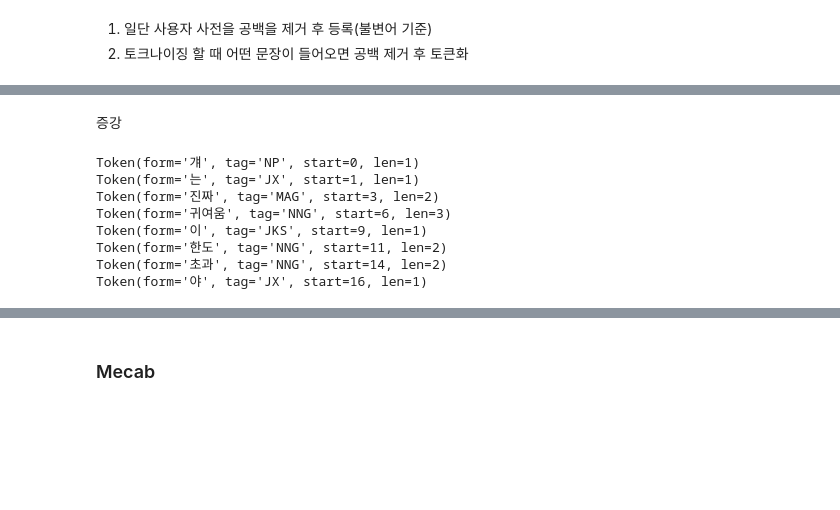
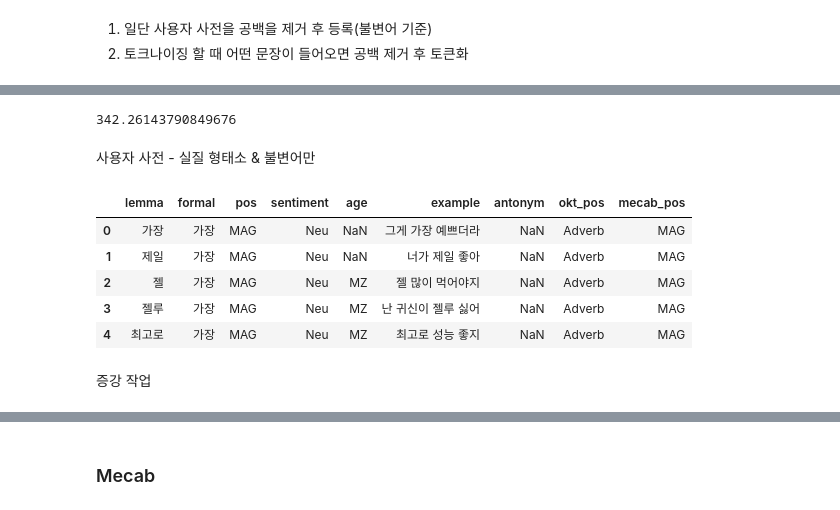
Before and after one commit to textnetkr/MemeProject, a Jupyter notebook: src/pytorch/augmentation/userdict.ipynb, the cells around one changed output, grey strips where cells are left out. Cells and saved outputs as stored; diff of their text form; code cells hidden in the pictures; blank space fills up the shorter version.

```diff
--- a/src/pytorch/augmentation/userdict.ipynb
+++ b/src/pytorch/augmentation/userdict.ipynb
@@ -48,0 +36,14 @@ df.reset_index(drop=True, inplace=True)
+# %%
+# 불필요 제거
+df.drop(['Unnamed: 0'], axis=1, inplace=True)
+df = df.iloc[1:]
+
+# 정렬
+df.sort_values(['g_num', 'u_num'], ascending=True, inplace=True)
+df.reset_index(drop=True, inplace=True)
+
+# int→str
+df = df.astype({'g_num':'str', 'u_num':'str', 'label':'str'})
+df['g_num'] = df.g_num.apply(lambda x: x.replace('.0', ''))
+df['u_num'] = df.u_num.apply(lambda x: x.replace('.0', ''))
+df['label'] = df.label.apply(lambda x: x.replace('.0', ''))
@@ -383,0 +376,15 @@ kiwi.tokenize('로우웨스트진 너무 이쁜거 같지 않니?')
+# %%
+count = {i[1]['label']: 0 for i in df.iterrows()}
+for i in df.iterrows():
+  count[i[1]['label']] += 1
+sorted_dict = dict(sorted(count.items(), key = lambda item: item[1], reverse = True))
+# %%
+"""평균 342인데 확인해보니 건수가 기하급수적으로 늘어나서 너프하게 100 미만 살리기
+65     7301
+71     3655
+29     2970
+146    2856
+4      2843"""
+print(sum([i[1] for i in sorted_dict.items()]) / len(sorted_dict))
+# %% [output]
+342.26143790849676
@@ -384,2 +400,19 @@ kiwi.tokenize('로우웨스트진 너무 이쁜거 같지 않니?')
+# %% [markdown]
+사용자 사전 - 실질 형태소 & 불변어만
+# %%
+morpheme = ['NNG', 'NNP', 'NNB', 'NR', 'NP', 'MM', 'MAG', 'MAJ', 'IC']
+# morpheme = ['NNG', 'NNP', 'NNB', 'NR', 'NP', 'VV-R', 'VV-I', 'VA-R', 'VA-I', 'VX-R', 'VX-I', 'MM', 'MAG', 'MAJ', 'IC', 'XPN', 'XR']
+# %%
+user_dict = [[i[1]['lemma'], i[1]['formal'], i[1]['pos'], i[1]['sentiment'], i[1]['age'], i[1]['example'], i[1]['antonym'], i[1]['okt_pos'], i[1]['mecab_pos']] for i in user_dict_3.iterrows() if i[1]['mecab_pos'] in morpheme]
+df_userdict = pd.DataFrame(user_dict, columns=['lemma', 'formal', 'pos', 'sentiment', 'age', 'example', 'antonym', 'okt_pos', 'mecab_pos'])
+# %%
+df_userdict.head()
+# %% [output]
+|  | lemma | formal | pos | sentiment | age | example | antonym | okt_pos | mecab_pos |
+| 0 | 가장 | 가장 | MAG | Neu | NaN | 그게 가장 예쁘더라 | NaN | Adverb | MAG |
+| 1 | 제일 | 가장 | MAG | Neu | NaN | 너가 제일 좋아 | NaN | Adverb | MAG |
+| 2 | 젤 | 가장 | MAG | Neu | MZ | 젤 많이 먹어야지 | NaN | Adverb | MAG |
+| 3 | 젤루 | 가장 | MAG | Neu | MZ | 난 귀신이 젤루 싫어 | NaN | Adverb | MAG |
+| 4 | 최고로 | 가장 | MAG | Neu | MZ | 최고로 성능 좋지 | NaN | Adverb | MAG |
 # %% [markdown]
-증강
+증강 작업
@@ -398,12 +418,0 @@ result = '걔는 진짜 러블리하다'
-# %%
-for i in kiwi.tokenize(input):
-  print(i)
-# %% [output]
-Token(form='걔', tag='NP', start=0, len=1)
-Token(form='는', tag='JX', start=1, len=1)
-Token(form='진짜', tag='MAG', start=3, len=2)
-Token(form='귀여움', tag='NNG', start=6, len=3)
-Token(form='이', tag='JKS', start=9, len=1)
-Token(form='한도', tag='NNG', start=11, len=2)
-Token(form='초과', tag='NNG', start=14, len=2)
-Token(form='야', tag='JX', start=16, len=1)
```
Also changed, not shown: parts of 35 cells of this notebook.
